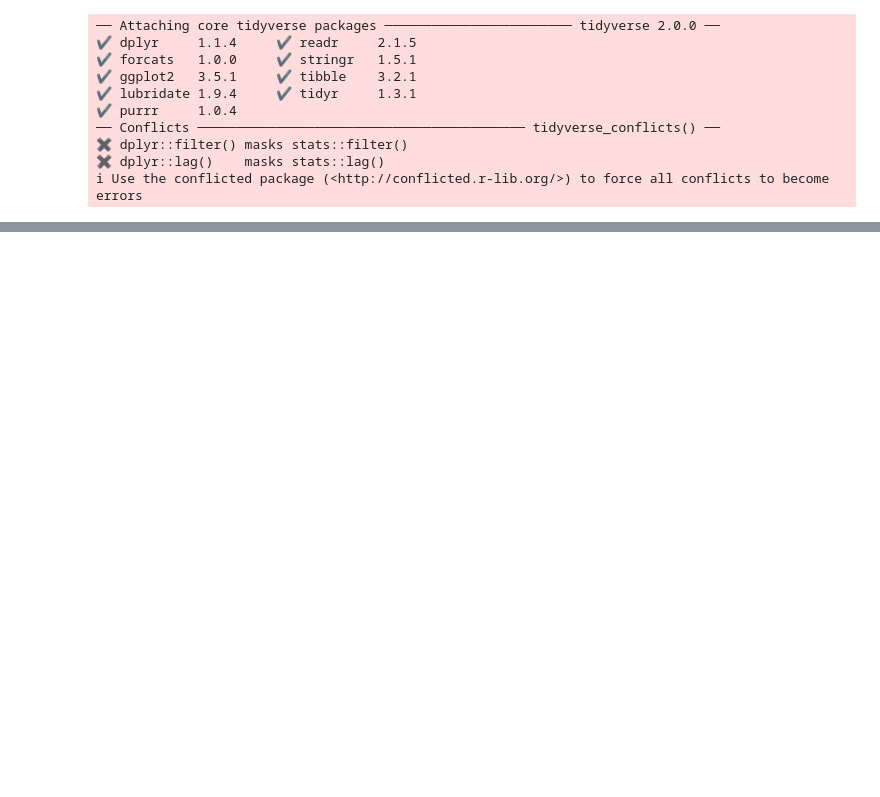
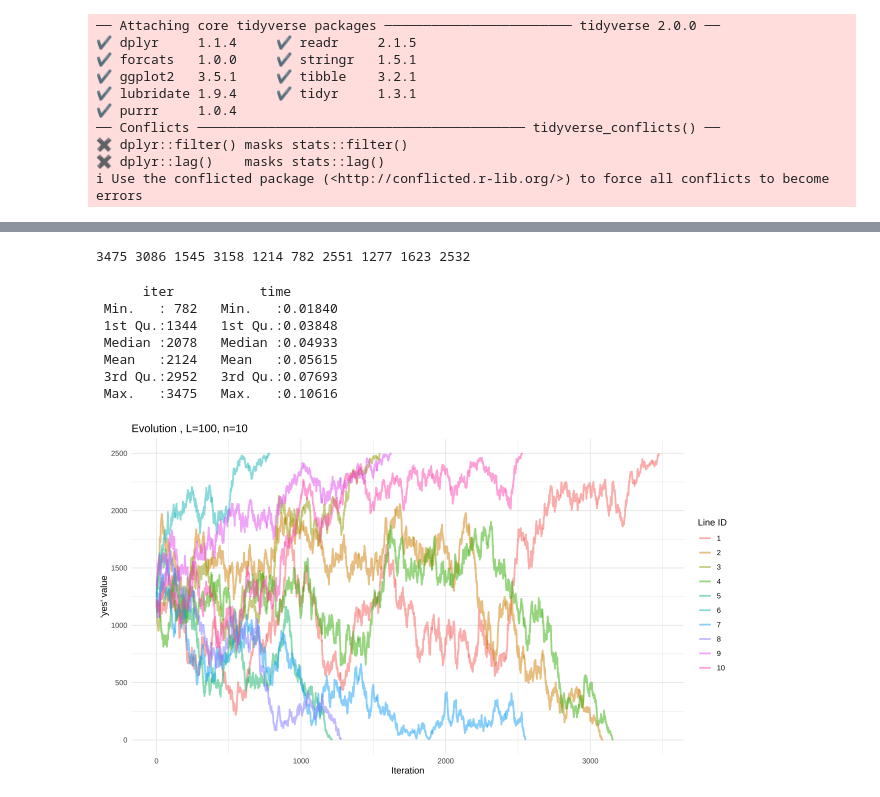
Before and after one commit to stawarzkrzysztof/socjologiaobliczeniowa2025, a Jupyter notebook: zad1/analysis.ipynb, the cells around one changed output, grey strips where cells are left out. Cells and saved outputs as stored; diff of their text form; code cells hidden in the pictures; blank space fills up the shorter version.

```diff
--- a/zad1/analysis.ipynb
+++ b/zad1/analysis.ipynb
@@ -237,0 +235,34 @@ ggplot() +
+# %%
+zad2 <- df %>%
+    filter(zad == 2)
+
+zad3_10 <- df %>%
+    filter(zad == 3, L == 10)
+
+zad3_50 <- df %>%
+    filter(zad == 3, L == 50)
+
+zad3_100 <- df %>%
+    filter(zad == 3, L == 100)
+
+zad3_200 <- df %>%
+    filter(zad == 3, L == 200)
+# %%
+# Podstawowy wykres
+show_plot_and_stats <- function(data){
+
+  p <- ggplot() + theme_minimal()
+  for (i in 1:10) {
+    evolution_i <- as.numeric(strsplit(data$evolution[i], ";")[[1]])
+    iter_i <- 1:length(evolution_i)
+    df_i <- data.frame(iter = iter_i, y = evolution_i, line_id = i)
+
+    p <- p + geom_line(data = df_i, aes(x = iter, y = y, color = factor(line_id)), linewidth=1, alpha = .5)
+  }
+
+  p <- p + labs(title = "Evolution , L=100, n=10", x = "Iteration", y = "'yes' value", color = "Line ID")
+  print(p)
+
+  cat(data$iter)
+  as.table(summary(data[, 3:4]))
+}
@@ -237,0 +281,12 @@ ggplot() +
+# %%
+show_plot_and_stats(zad3_50)
+# %% [output]
+3475 3086 1545 3158 1214 782 2551 1277 1623 2532
+      iter           time
+ Min.   : 782   Min.   :0.01840
+ 1st Qu.:1344   1st Qu.:0.03848
+ Median :2078   Median :0.04933
+ Mean   :2124   Mean   :0.05615
+ 3rd Qu.:2952   3rd Qu.:0.07693
+ Max.   :3475   Max.   :0.10616
+[figure, added]
```
Also changed, not shown: parts of 13 cells of this notebook, 3 other files.
